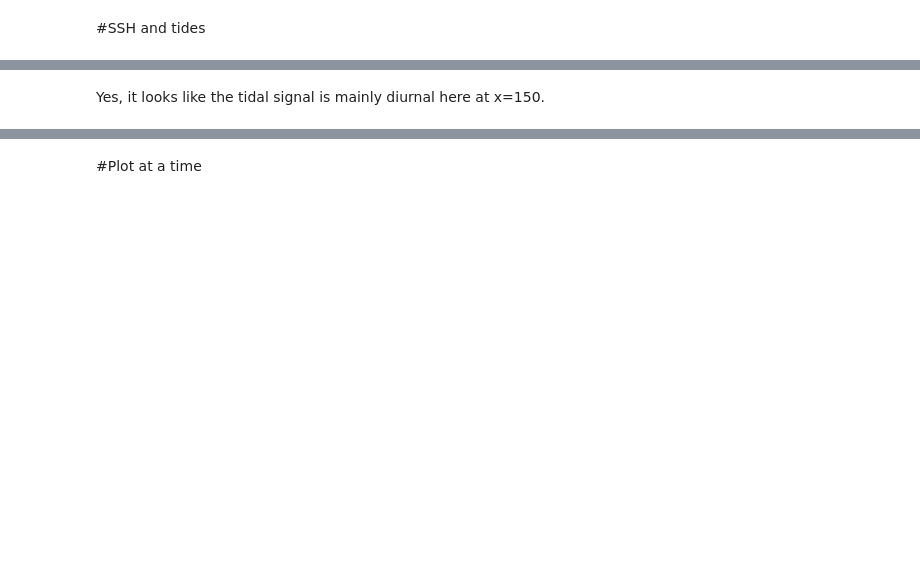
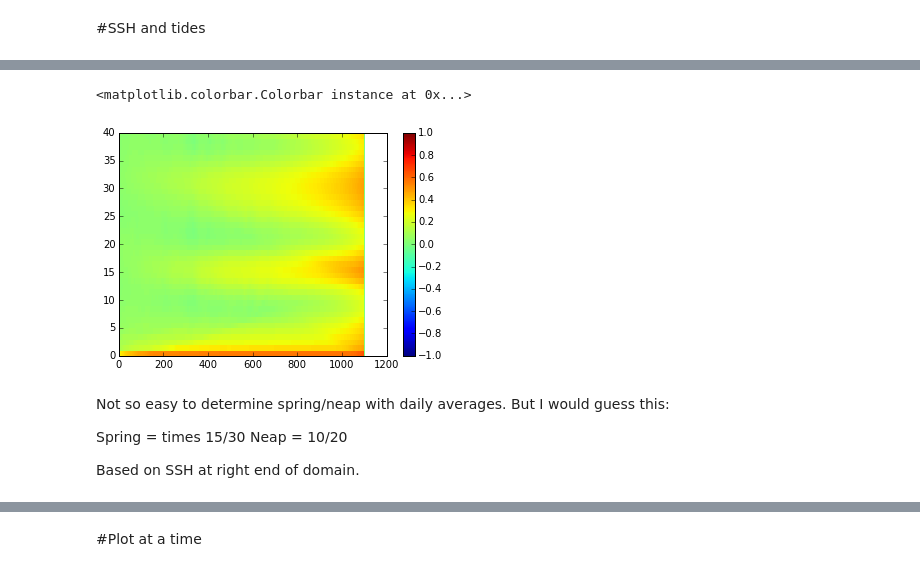
Before and after one commit to SalishSeaCast/2d-domain, a Jupyter notebook: analysis/3.6 Test.ipynb, the cells around one changed output, grey strips where cells are left out. Cells and saved outputs as stored; diff of their text form; code cells hidden in the pictures; blank space fills up the shorter version.

```diff
--- a/analysis/3.6 Test.ipynb
+++ b/analysis/3.6 Test.ipynb
@@ -12,8 +14,8 @@ import matplotlib.pyplot as plt
 %matplotlib inline
 # %%
 path = '/data/nsoontie/MEOPAR/SalishSea/results/2Ddomain/3.6'
-directory = 'densiity_output'
-file_part = 'SalishSea_4h_20020915_20021012_{}.nc'
+directory = 'base_aug'
+file_part = 'SalishSea_1d_20030819_20030927_{}.nc'
 
 dT = nc.Dataset(os.path.join(path,directory,file_part.format('grid_T')))
 sal = dT.variables['vosaline'][:]
@@ -121,8 +141,16 @@ plt.grid()
-# %% [markdown]
-Yes, it looks like the tidal signal is mainly diurnal here at x=150.
 # %%
-plt.pcolormesh(ssh[:,y,:],vmin=-4,vmax=4)
+plt.pcolormesh(ssh[:,y,:],vmin=-1,vmax=1)
 plt.colorbar()
+# %% [output]
+<matplotlib.colorbar.Colorbar instance at 0x...>
+[figure, added]
+# %% [markdown]
+Not so easy to determine spring/neap with daily averages. But I would guess this:
+
+Spring = times 15/30
+Neap = 10/20
+
+Based on SSH at right end of domain.
 # %%
 plt.plot(U[:,0,y,10])
 plt.xlabel('U [m/s]')
```
Also changed, not shown: parts of 74 cells of this notebook, 3 other files.
